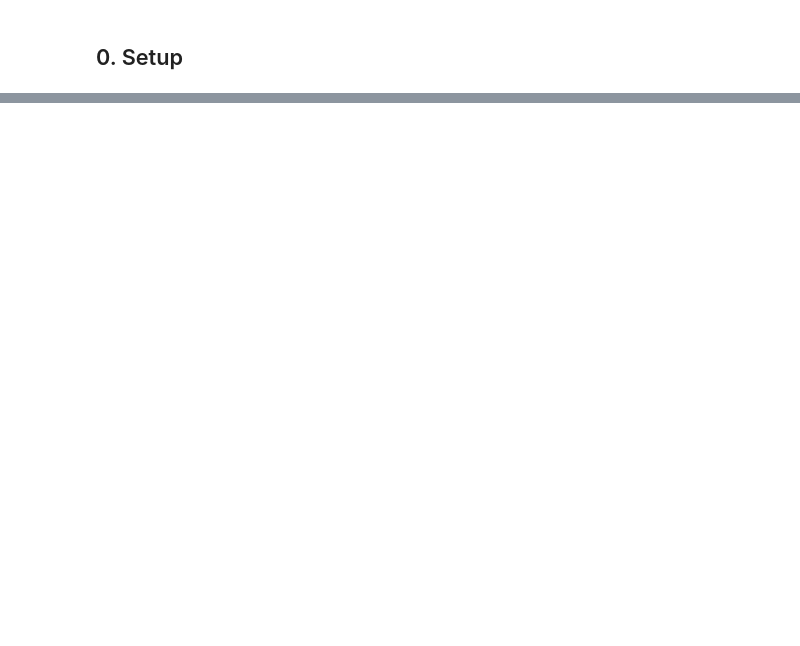
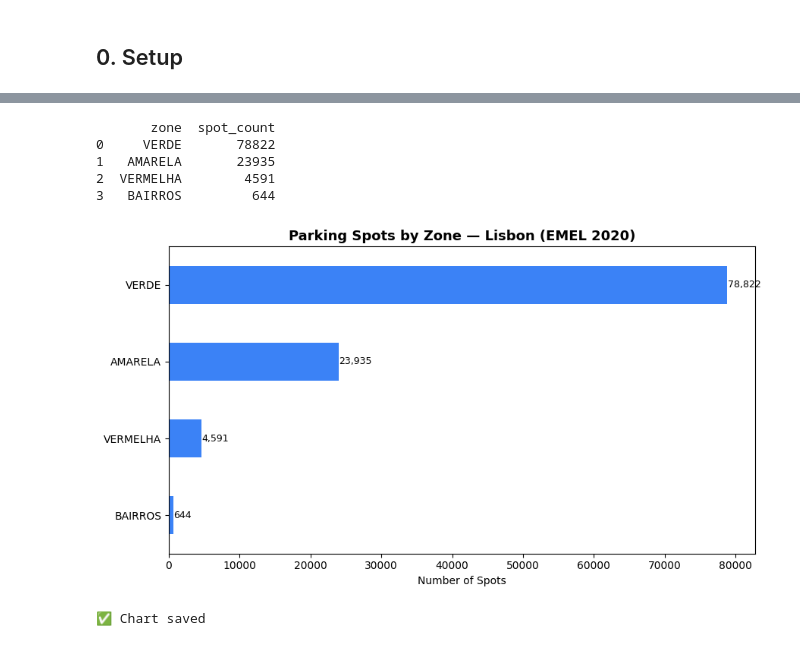
Before and after one commit to letter-b/lisbon-parking-analytics, a Jupyter notebook: ViaVerde/notebooks/01_eda.ipynb, the cells around one changed output, grey strips where cells are left out. Saved outputs shown, nothing was run; the diff lists cells and outputs as text; code cells hidden in the pictures; blank space fills up the shorter version.

Commit message:
Phase 1 complete: EDA notebook, shapefile loaded, maps generated

```diff
--- a/ViaVerde/notebooks/01_eda.ipynb
+++ b/ViaVerde/notebooks/01_eda.ipynb
@@ -228,0 +43,8 @@ print('✅ Saved emel_financials.csv')
+# %%
+SHP_PATH = RAW_DIR + 'Lugares_Ativos_20200910.shp'
+
+gdf = gpd.read_file(SHP_PATH)
+
+print(f'Shape:  {gdf.shape}')
+print(f'CRS:    {gdf.crs}')
+print(f'Columns: {list(gdf.columns)}')
@@ -228,0 +136,39 @@ print('✅ Saved emel_financials.csv')
+# %%
+# TODO: replace 'ZONE_COL' with the actual column name from Section 3
+# e.g. 'TARIFA', 'ZONA', 'COD_ZONA' — whatever appeared above
+
+ZONE_COL = 'Tarifa'  # <- update this
+
+if ZONE_COL in gdf.columns:
+    zone_counts = gdf[ZONE_COL].value_counts().reset_index()
+    zone_counts.columns = ['zone', 'spot_count']
+    print(zone_counts)
+else:
+    print(f'Column "{ZONE_COL}" not found. Available: {list(gdf.columns)}')
+# %% [output]
+       zone  spot_count
+0     VERDE       78822
+1   AMARELA       23935
+2  VERMELHA        4591
+3   BAIRROS         644
+# %%
+# Bar chart — spots per zone
+if ZONE_COL in gdf.columns:
+    fig, ax = plt.subplots(figsize=(9, 5))
+    zone_counts.sort_values('spot_count', ascending=True).plot(
+        kind='barh', x='zone', y='spot_count', ax=ax,
+        color='#3b82f6', legend=False
+    )
+    ax.set_title('Parking Spots by Zone — Lisbon (EMEL 2020)', fontsize=13, fontweight='bold')
+    ax.set_xlabel('Number of Spots')
+    ax.set_ylabel('')
+    for bar in ax.patches:
+        ax.text(bar.get_width() + 50, bar.get_y() + bar.get_height()/2,
+                f'{int(bar.get_width()):,}', va='center', fontsize=9)
+    plt.tight_layout()
+    plt.savefig(PROCESSED_DIR + 'spots_by_zone.png', dpi=150)
+    plt.show()
+    print('✅ Chart saved')
+# %% [output]
+[figure, added]
+✅ Chart saved
```
Also changed, not shown: parts of 38 cells of this notebook, 5 other files.
